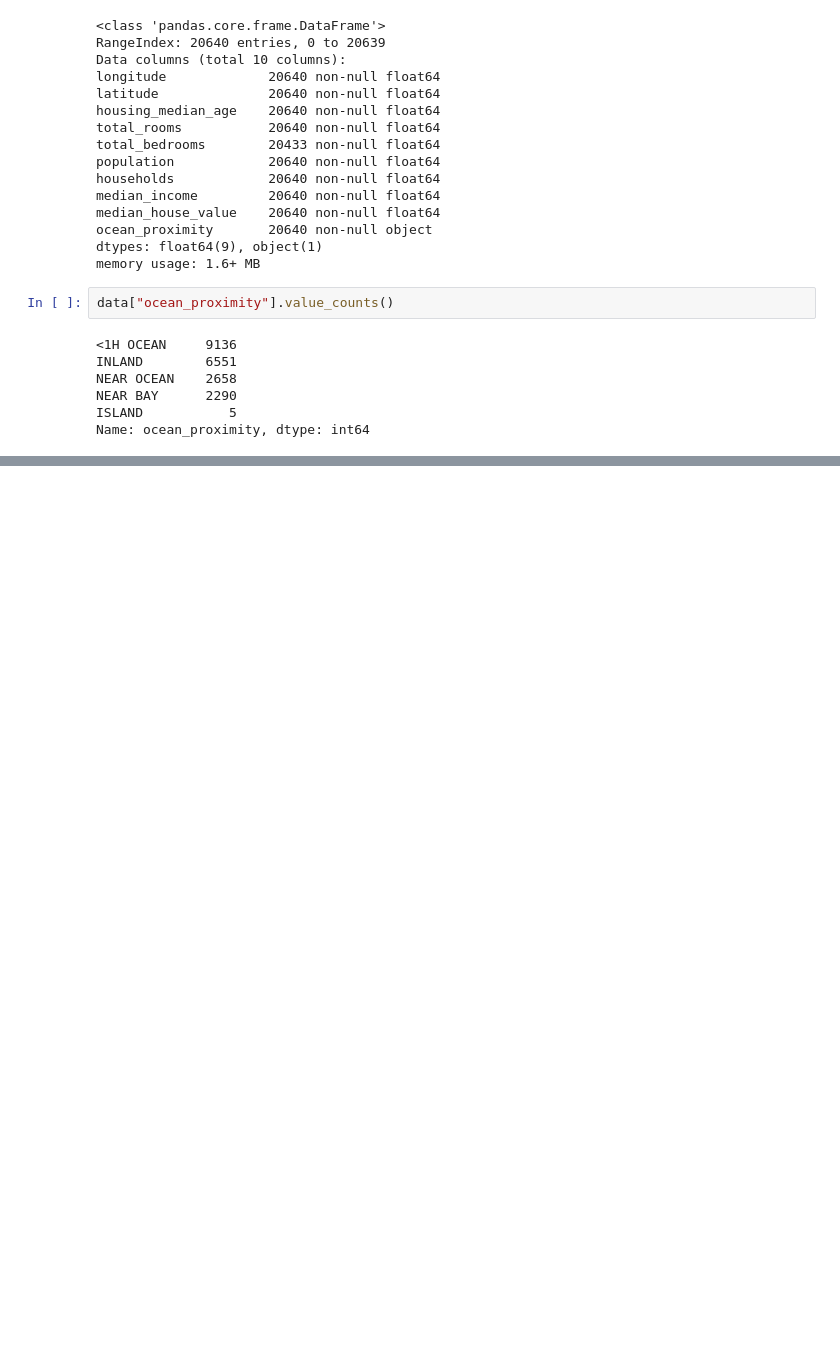
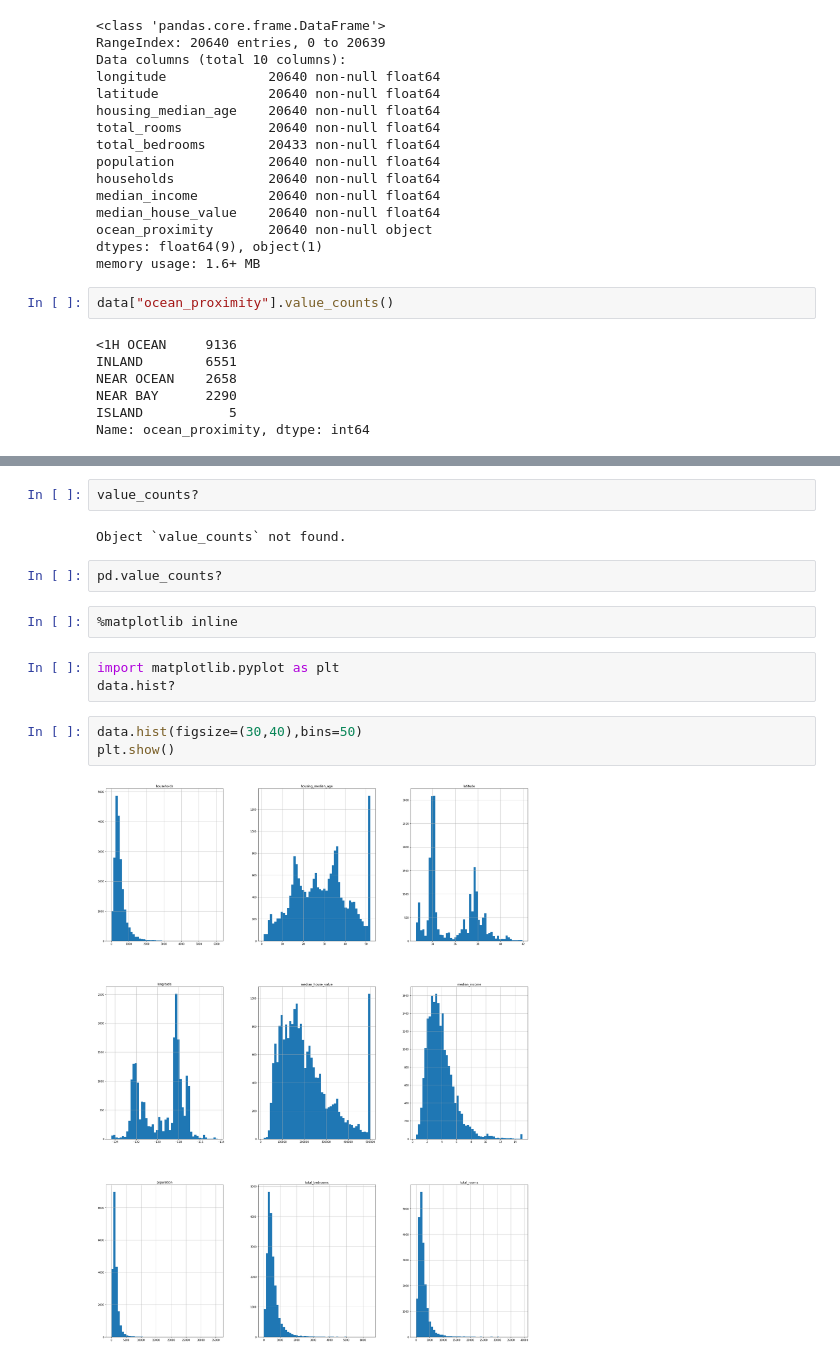
Before and after one commit to harsh-8989/learning_ml, a Jupyter notebook: LinearRegression/housing/housing.ipynb, the cells around one changed output, grey strips where cells are left out. Drawn from its saved outputs; the diff is of its cells as text; blank space fills up the shorter version.

```diff
--- a/LinearRegression/housing/housing.ipynb
+++ b/LinearRegression/housing/housing.ipynb
@@ -52,3 +52,19 @@ data.describe()
 | 50% | -118.490000 | 34.260000 | 29.000000 | 2127.000000 | 435.000000 | 1166.000000 | 409.000000 | ... |
 | 75% | -118.010000 | 37.710000 | 37.000000 | 3148.000000 | 647.000000 | 1725.000000 | 605.000000 | ... |
 | max | -114.310000 | 41.950000 | 52.000000 | 39320.000000 | 6445.000000 | 35682.000000 | 6082.000000 | ... |
+# %%
+value_counts?
+# %% [output]
+Object `value_counts` not found.
+# %%
+pd.value_counts?
+# %%
+%matplotlib inline
+# %%
+import matplotlib.pyplot as plt
+data.hist?
+# %%
+data.hist(figsize=(30,40),bins=50)
+plt.show()
+# %% [output]
+[figure, added]
```
